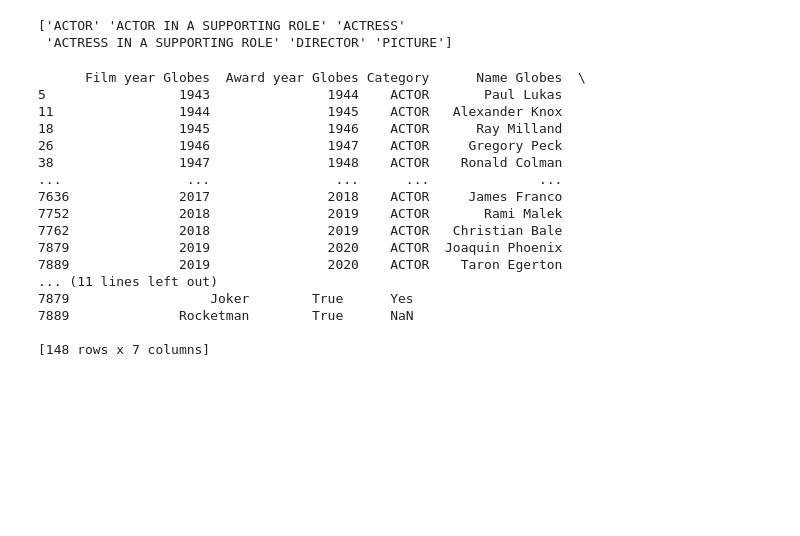
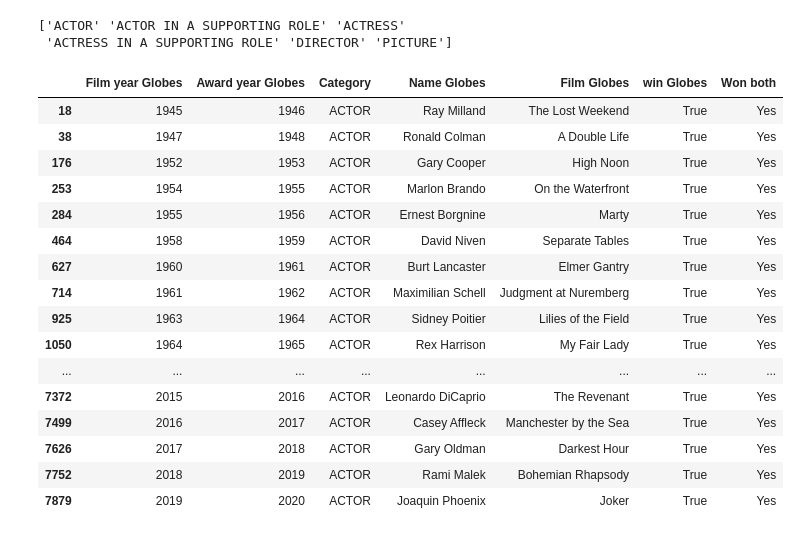
Before and after one commit to ReneTruuts/IDS_C19, a Jupyter notebook: Untitled.ipynb, the cells around one changed output. Drawn from its saved outputs; the diff is of its cells as text; code cells hidden in the pictures; blank space fills up the shorter version.

```diff
--- a/Untitled.ipynb
+++ b/Untitled.ipynb
@@ -101,51 +101,51 @@ print(oscars["category"].unique())
 #Globes vs Oscars comparison: Actor
 
 #We create a new set.
 globesActorSet = {'Film year Globes': globes['year_film'], 'Award year Globes': globes['year_award'],
                   'Category': globes['category'], 'Name Globes': globes['nominee'], 'Film Globes': globes['film'],
                   'win Globes': globes['win']}
 #Based on the newly created set, we create a new dataframe.
 globesActor = pd.DataFrame(globesActorSet)
 #In the new dataframe, we only use the rows, where the category is 'ACTOR'
 globesActor = globesActor[globesActor['Category']=="ACTOR"]
 
 #Here we do the same thing with the Oscars results
 
 #We create a new set.
 oscarsActorSet = {'Film year Oscars': oscars['year_film'], 'Award year Oscars': oscars['year_ceremony'],
                   'Category': oscars['category'], 'Name Oscars': oscars['name'], 'Film Oscars': oscars['film'],
                   'win Oscars': oscars['winner']}
 #Based on the newly created set, we create a new dataframe.
 oscarsActor = pd.DataFrame(oscarsActorSet)
 #In the new dataframe, we only use the rows, where the category is 'ACTOR'
 oscarsActor = oscarsActor[oscarsActor['Category']=="ACTOR"]
 #Created copies of the datasets to not mess up any already made work, but now I'm too scared to change anything.
 testdf1 = oscarsActor.copy()
 testdf = globesActor.copy()
 #testdf2 is a dataframe in which we merged the dataframe copies we made before
 testdf2=testdf.merge(testdf1,left_on="Film year Globes",right_on="Film year Oscars")
 #Here we made a new column 'Won both', in which it says 'Yes' if the actor has won both awards for this particular movie, or 'NaN' if he hasn't.
 testdf.loc[(testdf2['Award year Globes'].values == testdf2['Award year Oscars'].values) & (testdf2['Name Globes'].values == testdf2['Name Oscars'].values) & (testdf2['Film Globes'].values == testdf2['Film Oscars'].values), 'Won both'] = 'Yes'
 
-print(testdf)
+testdf.loc[testdf['Won both'] == 'Yes']
 # %% [output]
-      Film year Globes  Award year Globes Category      Name Globes  \
-5                 1943               1944    ACTOR       Paul Lukas
-11                1944               1945    ACTOR   Alexander Knox
-18                1945               1946    ACTOR      Ray Milland
-26                1946               1947    ACTOR     Gregory Peck
-38                1947               1948    ACTOR    Ronald Colman
-...                ...                ...      ...              ...
-7636              2017               2018    ACTOR     James Franco
-7752              2018               2019    ACTOR       Rami Malek
-7762              2018               2019    ACTOR   Christian Bale
-7879              2019               2020    ACTOR  Joaquin Phoenix
-7889              2019               2020    ACTOR    Taron Egerton
-... (11 lines left out)
-7879                  Joker        True      Yes
-7889              Rocketman        True      NaN
-
-[148 rows x 7 columns]
+|  | Film year Globes | Award year Globes | Category | Name Globes | Film Globes | win Globes | Won both |
+| 18 | 1945 | 1946 | ACTOR | Ray Milland | The Lost Weekend | True | Yes |
+| 38 | 1947 | 1948 | ACTOR | Ronald Colman | A Double Life | True | Yes |
+| 176 | 1952 | 1953 | ACTOR | Gary Cooper | High Noon | True | Yes |
+| 253 | 1954 | 1955 | ACTOR | Marlon Brando | On the Waterfront | True | Yes |
+| 284 | 1955 | 1956 | ACTOR | Ernest Borgnine | Marty | True | Yes |
+| 464 | 1958 | 1959 | ACTOR | David Niven | Separate Tables | True | Yes |
+| 627 | 1960 | 1961 | ACTOR | Burt Lancaster | Elmer Gantry | True | Yes |
+| 714 | 1961 | 1962 | ACTOR | Maximilian Schell | Judgment at Nuremberg | True | Yes |
+| 925 | 1963 | 1964 | ACTOR | Sidney Poitier | Lilies of the Field | True | Yes |
+| 1050 | 1964 | 1965 | ACTOR | Rex Harrison | My Fair Lady | True | Yes |
+| ... | ... | ... | ... | ... | ... | ... | ... |
+| 7372 | 2015 | 2016 | ACTOR | Leonardo DiCaprio | The Revenant | True | Yes |
+| 7499 | 2016 | 2017 | ACTOR | Casey Affleck | Manchester by the Sea | True | Yes |
+| 7626 | 2017 | 2018 | ACTOR | Gary Oldman | Darkest Hour | True | Yes |
+| 7752 | 2018 | 2019 | ACTOR | Rami Malek | Bohemian Rhapsody | True | Yes |
+| 7879 | 2019 | 2020 | ACTOR | Joaquin Phoenix | Joker | True | Yes |
 # %%
 #We will compare the award ceremony results by category.
 #Globes vs Oscars comparison: Actor in a supporting role
```
Also changed, not shown: parts of 7 cells of this notebook.
